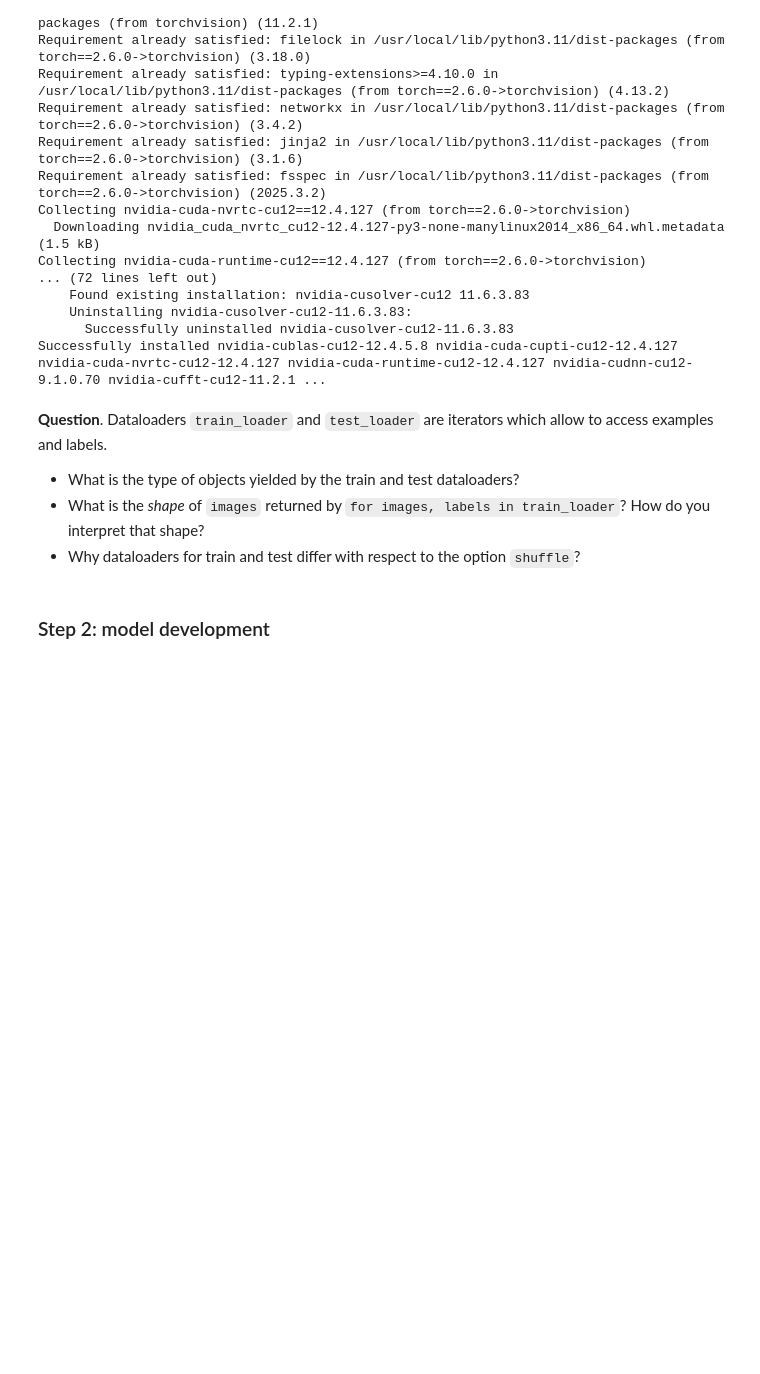
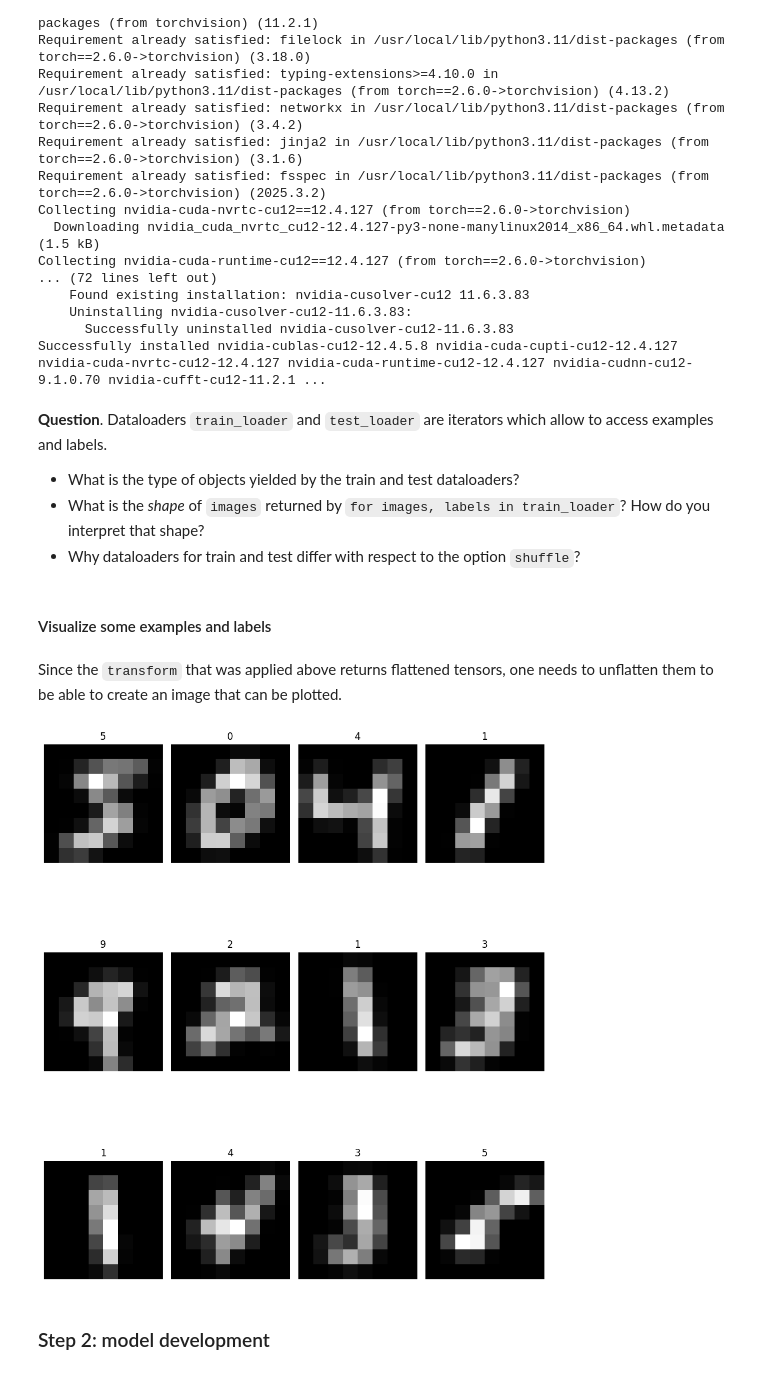
Before and after one commit to rayza-piedade24/greends-pml, a Jupyter notebook: notebooks/T7_torch_NN_pipeline.ipynb, the cells around one changed output. Cells and saved outputs as stored; diff of their text form; code cells hidden in the pictures; blank space fills up the shorter version.

```diff
--- a/notebooks/T7_torch_NN_pipeline.ipynb
+++ b/notebooks/T7_torch_NN_pipeline.ipynb
@@ -87,6 +87,25 @@ test_loader = DataLoader(test_dataset, batch_size=batch_size, shuffle=False)
 - What is the type of objects yielded by the train and test dataloaders?
 - What is the *shape* of `images` returned by `for images, labels in train_loader`? How do you interpret that shape?
 - Why dataloaders for train and test differ with respect to the option `shuffle`?
+# %% [markdown]
+#### Visualize some examples and labels
+# %% [markdown]
+Since the `transform` that was applied above returns flattened tensors, one needs to unflatten them to be able to create an image that can be plotted.
+# %%
+# Assuming each image is a 1D tensor of length 64 (8*8)
+images, labels = zip(*[train_dataset[i] for i in range(12)])
+
+fig, axes = plt.subplots(3, 4, figsize=(9, 12))
+for i, ax in enumerate(axes.flat):
+    img = images[i].reshape(8, 8)  # Unflatten to 2D
+    ax.imshow(img, cmap='gray')
+    ax.set_title(str(labels[i]), fontsize=12)
+    ax.axis('off')
+
+plt.tight_layout()
+plt.show()
+# %% [output]
+[figure, added]
 # %% [markdown]
 ### Step 2: model development
 # %%
```
